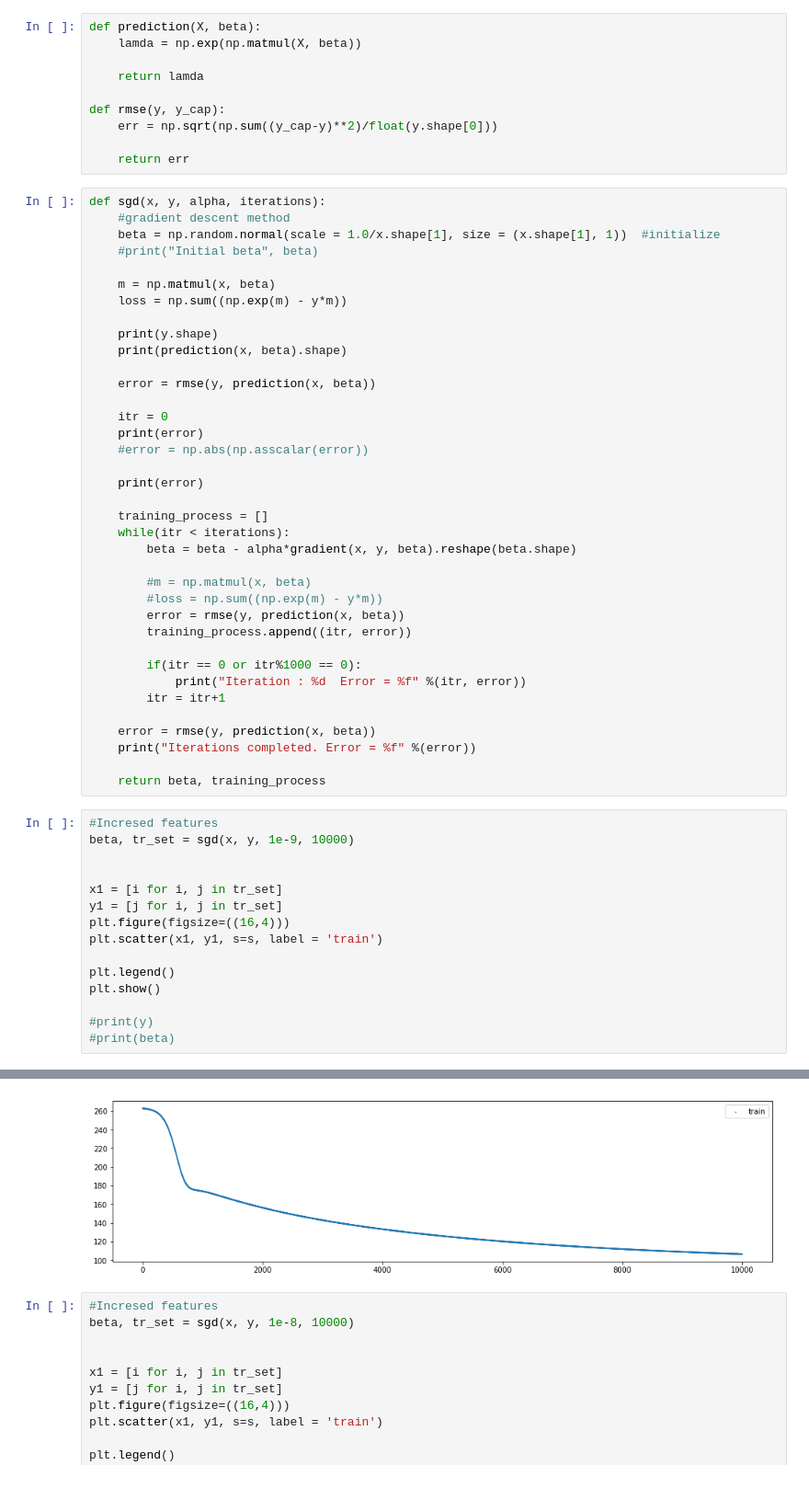
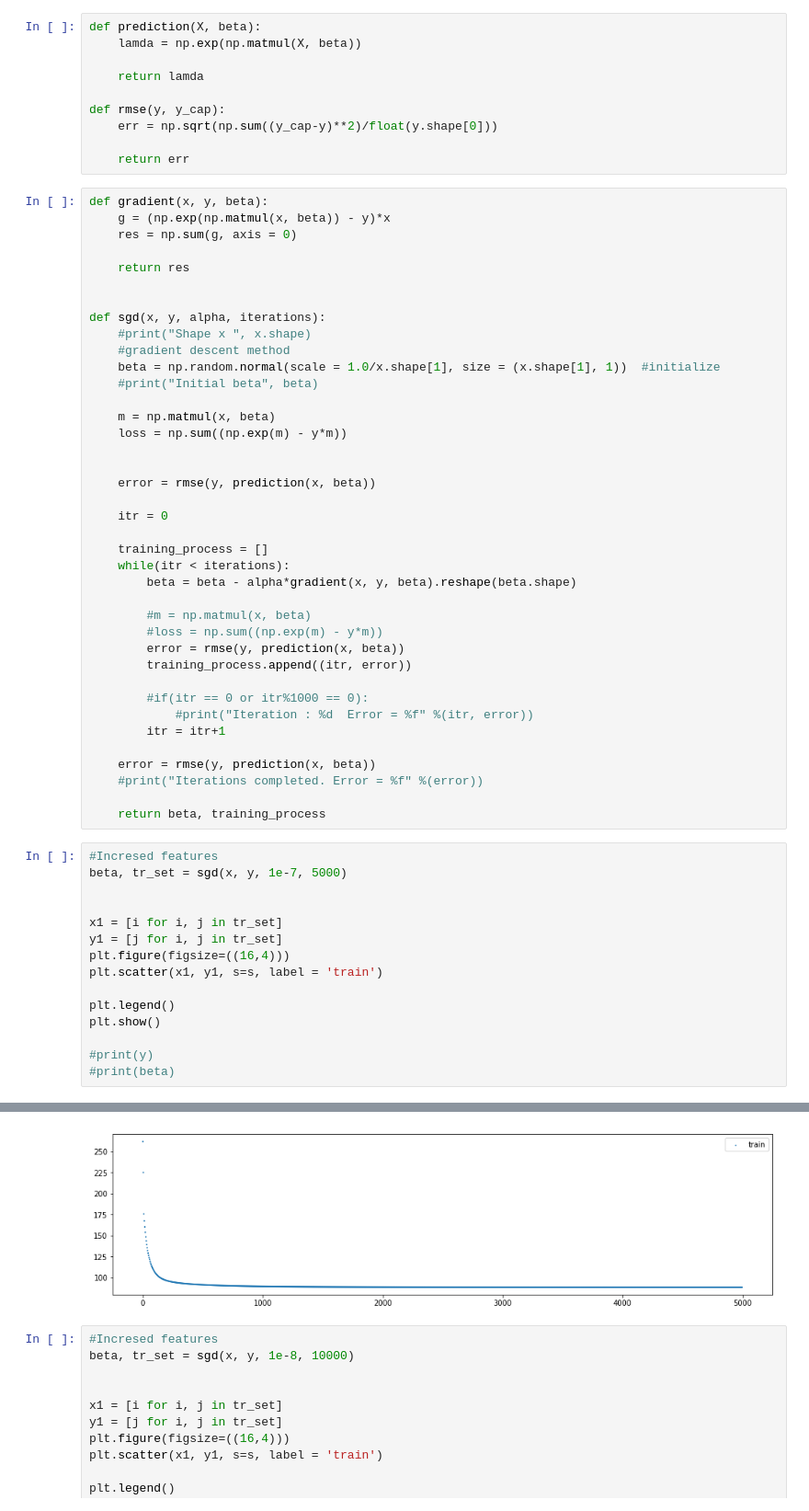
Before and after one commit to ashutoshtiwari128/Riddikulus, a Jupyter notebook: Question4.ipynb, the cells around one changed output, grey strips where cells are left out. Shown: that part at 92% size. Drawn from its saved outputs; the diff is of its cells as text.

```diff
--- a/Question4.ipynb
+++ b/Question4.ipynb
@@ -158,7 +152,15 @@ def rmse(y, y_cap):
 
     return err
 # %%
+def gradient(x, y, beta):
+    g = (np.exp(np.matmul(x, beta)) - y)*x
+    res = np.sum(g, axis = 0)
+
+    return res
+
+
 def sgd(x, y, alpha, iterations):
+    #print("Shape x ", x.shape)
     #gradient descent method
     beta = np.random.normal(scale = 1.0/x.shape[1], size = (x.shape[1], 1))  #initialize
     #print("Initial beta", beta)
@@ -166,16 +168,10 @@ def sgd(x, y, alpha, iterations):
     m = np.matmul(x, beta)
     loss = np.sum((np.exp(m) - y*m))
 
-    print(y.shape)
-    print(prediction(x, beta).shape)
 
     error = rmse(y, prediction(x, beta))
 
     itr = 0
-    print(error)
-    #error = np.abs(np.asscalar(error))
-
-    print(error)
 
     training_process = []
     while(itr < iterations):
@@ -186,17 +182,17 @@ def sgd(x, y, alpha, iterations):
         error = rmse(y, prediction(x, beta))
         training_process.append((itr, error))
 
-        if(itr == 0 or itr%1000 == 0):
-            print("Iteration : %d  Error = %f" %(itr, error))
+        #if(itr == 0 or itr%1000 == 0):
+            #print("Iteration : %d  Error = %f" %(itr, error))
         itr = itr+1
 
     error = rmse(y, prediction(x, beta))
-    print("Iterations completed. Error = %f" %(error))
+    #print("Iterations completed. Error = %f" %(error))
 
     return beta, training_process
 # %%
 #Incresed features
-beta, tr_set = sgd(x, y, 1e-9, 10000)
+beta, tr_set = sgd(x, y, 1e-7, 5000)
 
 
 x1 = [i for i, j in tr_set]
@@ -228,4 +214,4 @@ Iterations completed. Error = 106.537317
-[figure, old version]
+[figure, new version]
 # %%
 #Incresed features
 beta, tr_set = sgd(x, y, 1e-8, 10000)
```
Also changed, not shown: parts of 34 cells of this notebook.
